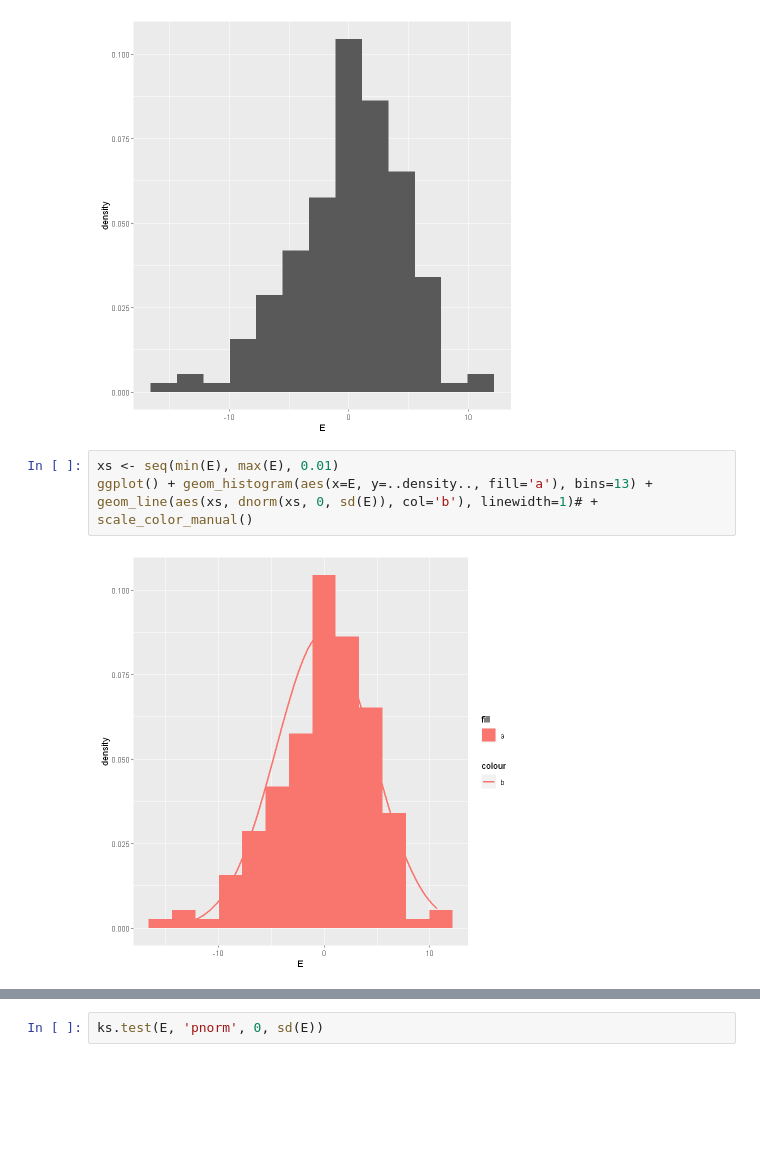
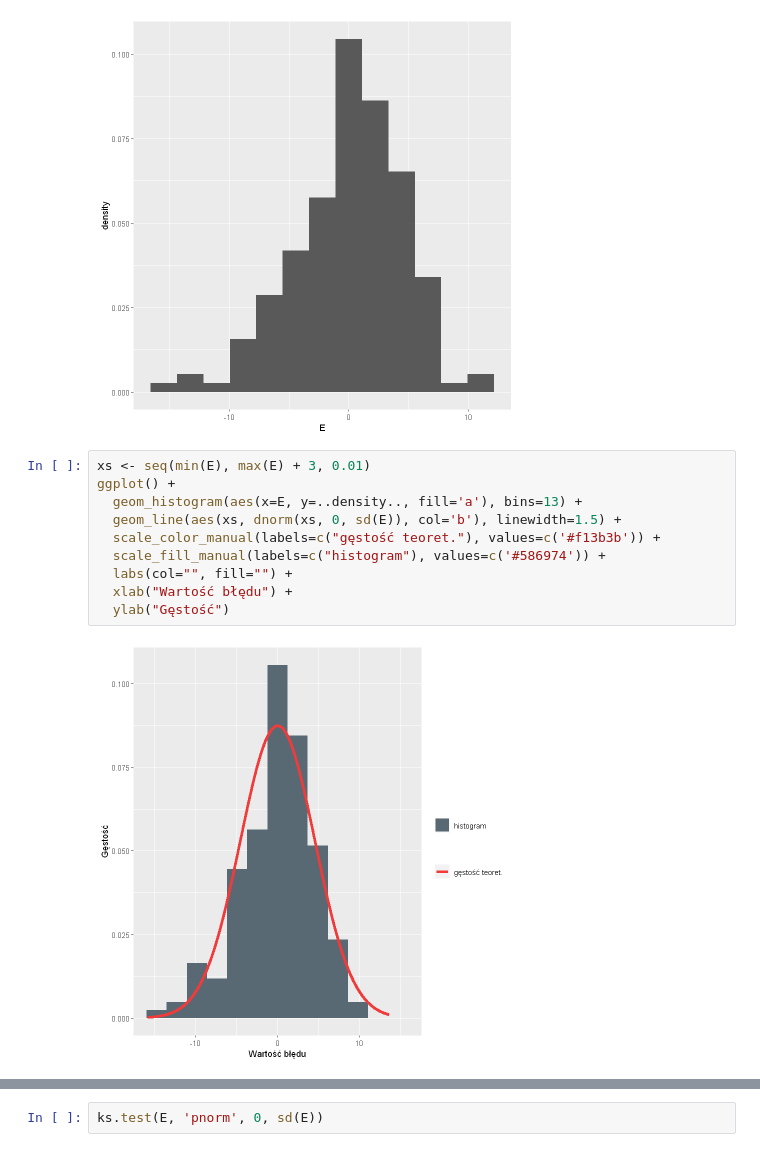
Before and after one commit to HalasTomasz/Kaszcz, a Jupyter notebook: Raport/Malec.ipynb, the cells around one changed output, grey strips where cells are left out. Drawn from its saved outputs; the diff is of its cells as text; blank space fills up the shorter version.

```diff
--- a/Raport/Malec.ipynb
+++ b/Raport/Malec.ipynb
@@ -72,10 +82,17 @@ ggplot() + geom_histogram(aes(x=E, y=..density..), bins=13)
 # %% [output]
 [figure]
 # %%
-xs <- seq(min(E), max(E), 0.01)
-ggplot() + geom_histogram(aes(x=E, y=..density.., fill='a'), bins=13) + geom_line(aes(xs, dnorm(xs, 0, sd(E)), col='b'), linewidth=1)# + scale_color_manual()
+xs <- seq(min(E), max(E) + 3, 0.01)
+ggplot() +
+  geom_histogram(aes(x=E, y=..density.., fill='a'), bins=13) +
+  geom_line(aes(xs, dnorm(xs, 0, sd(E)), col='b'), linewidth=1.5) +
+  scale_color_manual(labels=c("gęstość teoret."), values=c('#f13b3b')) +
+  scale_fill_manual(labels=c("histogram"), values=c('#586974')) +
+  labs(col="", fill="") +
+  xlab("Wartość błędu") +
+  ylab("Gęstość")
 # %% [output]
-[figure, old version]
+[figure, new version]
 # %%
 F <- ecdf(E)
 xs <- seq(min(E), max(E), 0.01)
```
Also changed, not shown: parts of 6 cells of this notebook.
